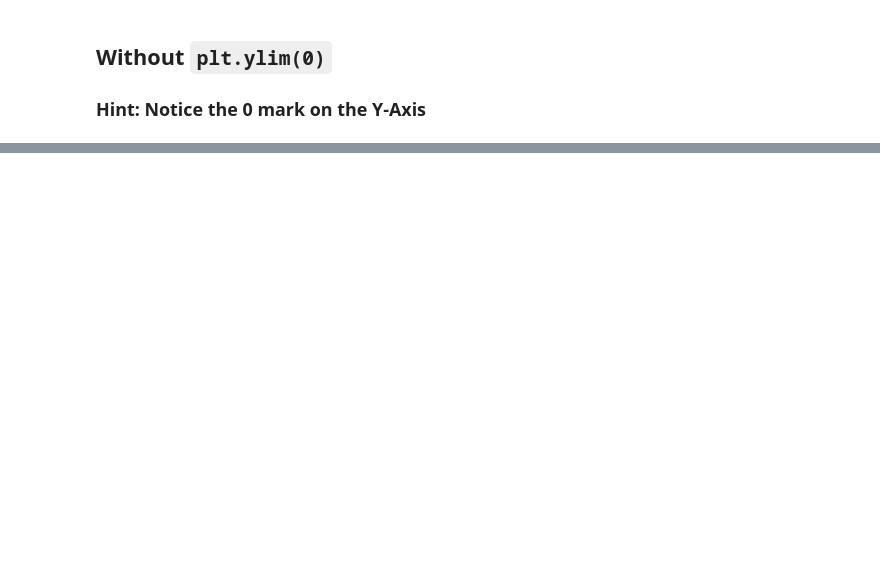
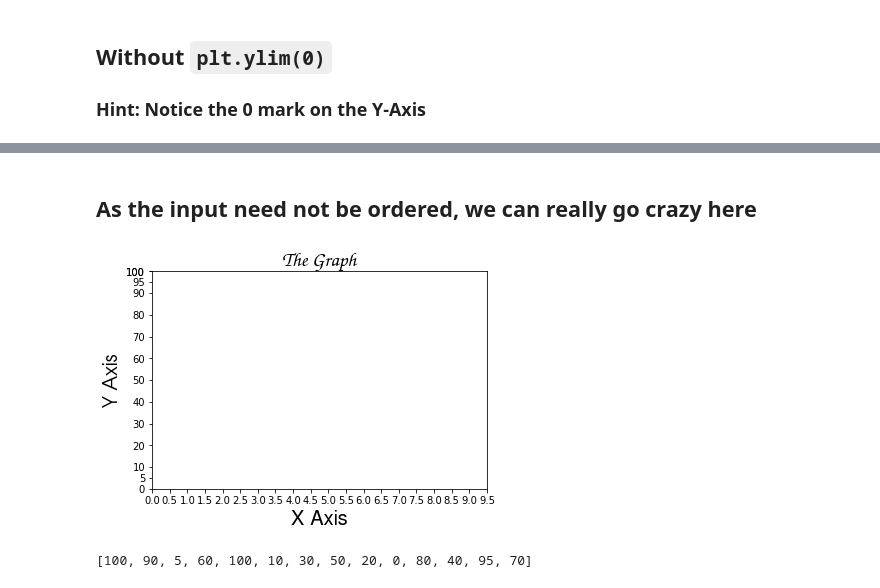
Before and after one commit to rishitc/Matplotlib-Mini-Projects, a Jupyter notebook: Learning Matplotlib Features.ipynb, the cells around one changed output, grey strips where cells are left out. Drawn from its saved outputs; the diff is of its cells as text; code cells hidden in the pictures; blank space fills up the shorter version.

```diff
--- a/Learning Matplotlib Features.ipynb
+++ b/Learning Matplotlib Features.ipynb
@@ -266,0 +267,23 @@ plt.show()  # This is actually the right way to show the graph
+# %% [markdown]
+## As the input need not be ordered, we can really go crazy here
+# %%
+plt.title("The Graph", fontdict=FONT_DICT_TITLE)
+plt.xlabel("X Axis", fontdict=FONT_DICT_X_AXIS)
+plt.ylabel("Y Axis", fontdict=FONT_DICT_Y_AXIS)
+
+# The ticks automatically resize the graph
+plt.xticks([i for i in np.arange(0, 10, 0.5)])  # The values need not be evenly spaced
+
+a = [i for i in np.arange(100, -1, -10)] + [5, 95, 100]
+random.shuffle(a)
+plt.yticks(a)  # The values need not be evenly spaced
+
+plt.ylim(0)  # Makes sure that the 0 point on the Y-Axis is at the bottom left corner of the graph only
+
+plt.show()  # This is actually the right way to show the graph
+# %% [output]
+[figure, added]
+# %%
+a
+# %% [output]
+[100, 90, 5, 60, 100, 10, 30, 50, 20, 0, 80, 40, 95, 70]
```
Also changed, not shown: parts of 10 cells of this notebook.
